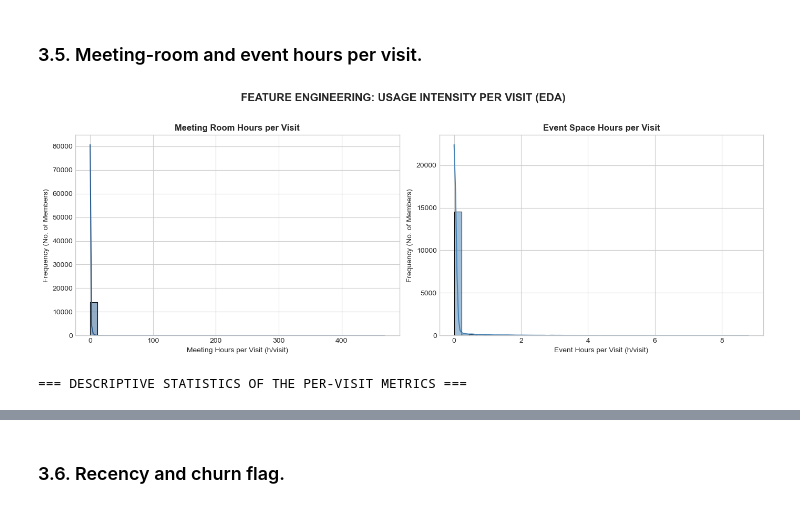
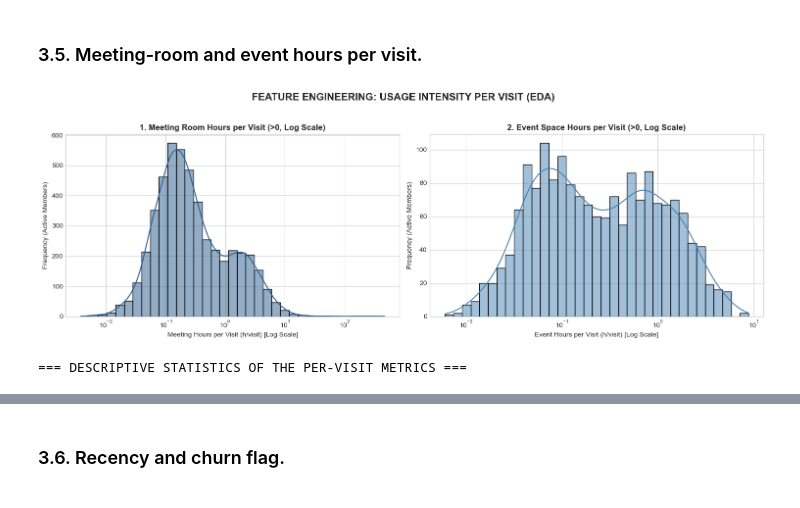
Before and after one commit to Diogosousa03/DM_Grupo18, a Jupyter notebook: notebooks/Group18_EDA_Code.ipynb, the cells around one changed output, grey strips where cells are left out. Drawn from its saved outputs; the diff is of its cells as text; code cells hidden in the pictures.

```diff
--- a/notebooks/Group18_EDA_Code.ipynb
+++ b/notebooks/Group18_EDA_Code.ipynb
@@ -1073,65 +1251,82 @@ Passing `palette` without assigning `hue` is deprecated and will be removed in v
 # %% [markdown]
 ### 3.5. Meeting-room and event hours per visit.
 # %%
-# Seaborn/Matplotlib visual settings
 plt.style.use('seaborn-v0_8-whitegrid')
 
-# 1. TEMPORARY WORKING COPY (EDA / FEATURE ENGINEERING)
+# TEMPORARY WORKING COPY (EDA / FEATURE ENGINEERING)
 df_eda = df.copy()
 
 # Temporary in-memory handling of negative values
 clean_invalid_values(df_eda, ['total_visits', 'meeting_room_hours', 'event_space_hours'])
 
-# 2. FEATURES CALCULATION (EDGE CASES HANDLED): HOURS PER VISIT
+# FEATURES CALCULATION (EDGE CASES HANDLED): HOURS PER VISIT
 # A. Meeting Room Hours per Visit
 cond_meeting = [
     (df_eda['total_visits'].isna()) | (df_eda['meeting_room_hours'].isna()),
     (df_eda['total_visits'] == 0) & (df_eda['meeting_room_hours'] == 0),
     (df_eda['total_visits'] == 0) & (df_eda['meeting_room_hours'] > 0),
     (df_eda['total_visits'] > 0)
 ]
 choices_meeting = [np.nan, 0.0, np.nan, df_eda['meeting_room_hours'] / df_eda['total_visits']]
-
 df_eda['meeting_hours_per_visit'] = np.select(cond_meeting, choices_meeting)
 
-# B. Event Space Hours per Visit
+# Event Space Hours per Visit
 cond_event = [
     (df_eda['total_visits'].isna()) | (df_eda['event_space_hours'].isna()),
     (df_eda['total_visits'] == 0) & (df_eda['event_space_hours'] == 0),
     (df_eda['total_visits'] == 0) & (df_eda['event_space_hours'] > 0),
     (df_eda['total_visits'] > 0)
 ]
 choices_event = [np.nan, 0.0, np.nan, df_eda['event_space_hours'] / df_eda['total_visits']]
-
 df_eda['event_hours_per_visit'] = np.select(cond_event, choices_event)
 
-# 3. GRAPHICAL VISUALIZATION PANEL
-fig, axes = plt.subplots(1, 2, figsize=(14, 5))
+# GRAPHICAL VISUALIZATION PANEL (OPTIMIZED FOR ACTIVE USERS & LOG SCALE)
+fig, axes = plt.subplots(1, 2, figsize=(15, 5))
 
-# Histogram Meeting Hours per Visit
-sns.histplot(df_eda['meeting_hours_per_visit'].dropna(), kde=True, ax=axes[0], color='#2b5c8f', bins=40)
-axes[0].set_title('Meeting Room Hours per Visit', fontsize=12, fontweight='bold')
-axes[0].set_xlabel('Meeting Hours per Visit (h/visit)')
-axes[0].set_ylabel('Frequency (No. of Members)')
+# Filter strictly positive values to remove zero-inflation peak distortion
+meeting_active = df_eda[df_eda['meeting_hours_per_visit'] > 0]['meeting_hours_per_visit']
+event_active = df_eda[df_eda['event_hours_per_visit'] > 0]['event_hours_per_visit']
 
-# Histogram Event Hours per Visit
-sns.histplot(df_eda['event_hours_per_visit'].dropna(), kde=True, ax=axes[1], color='#4682b4', bins=40)
-axes[1].set_title('Event Space Hours per Visit', fontsize=12, fontweight='bold')
-axes[1].set_xlabel('Event Hours per Visit (h/visit)')
-axes[1].set_ylabel('Frequency (No. of Members)')
+# Histogram Meeting Hours per Visit (>0 & Log Scale)
+sns.histplot(
+    meeting_active,
+    kde=True,
+    ax=axes[0],
+    color='#2b5c8f',
+    log_scale=True,
+    bins=35
+)
+axes[0].set_title('1. Meeting Room Hours per Visit (>0, Log Scale)', fontsize=12, fontweight='bold')
+axes[0].set_xlabel('Meeting Hours per Visit (h/visit) [Log Scale]')
+axes[0].set_ylabel('Frequency (Active Members)')
 
-plt.suptitle('FEATURE ENGINEERING: USAGE INTENSITY PER VISIT (EDA)', fontsize=15, fontweight='bold', y=1.02)
+# Histogram Event Hours per Visit (>0 & Log Scale)
+sns.histplot(
+    event_active,
+    kde=True,
+    ax=axes[1],
+    color='#4682b4',
+    log_scale=True,
+    bins=35
+)
+axes[1].set_title('2. Event Space Hours per Visit (>0, Log Scale)', fontsize=12, fontweight='bold')
+axes[1].set_xlabel('Event Hours per Visit (h/visit) [Log Scale]')
+axes[1].set_ylabel('Frequency (Active Members)')
+
+plt.suptitle('FEATURE ENGINEERING: USAGE INTENSITY PER VISIT (EDA)', fontsize=15, fontweight='bold', y=1.03)
 plt.tight_layout()
 plt.show()
 
-# 4. STATISTICAL SUMMARY OF THE NEW VARIABLES
+# STATISTICAL SUMMARY OF THE NEW VARIABLES
 hours_per_visit_summary = pd.DataFrame({
-    'Meeting Hours / Visit': df_eda['meeting_hours_per_visit'].describe(),
-    'Event Hours / Visit': df_eda['event_hours_per_visit'].describe()
+    'Meeting Hours / Visit (All)': df_eda['meeting_hours_per_visit'].describe(),
+    'Meeting Hours / Visit (>0)': meeting_active.describe(),
+    'Event Hours / Visit (All)': df_eda['event_hours_per_visit'].describe(),
+    'Event Hours / Visit (>0)': event_active.describe()
 }).round(4)
 
 print("=== DESCRIPTIVE STATISTICS OF THE PER-VISIT METRICS ===")
 display(hours_per_visit_summary)
 # %% [output]
-[figure, old version]
+[figure, new version]
 === DESCRIPTIVE STATISTICS OF THE PER-VISIT METRICS ===
```
Also changed, not shown: parts of 13 cells of this notebook.
